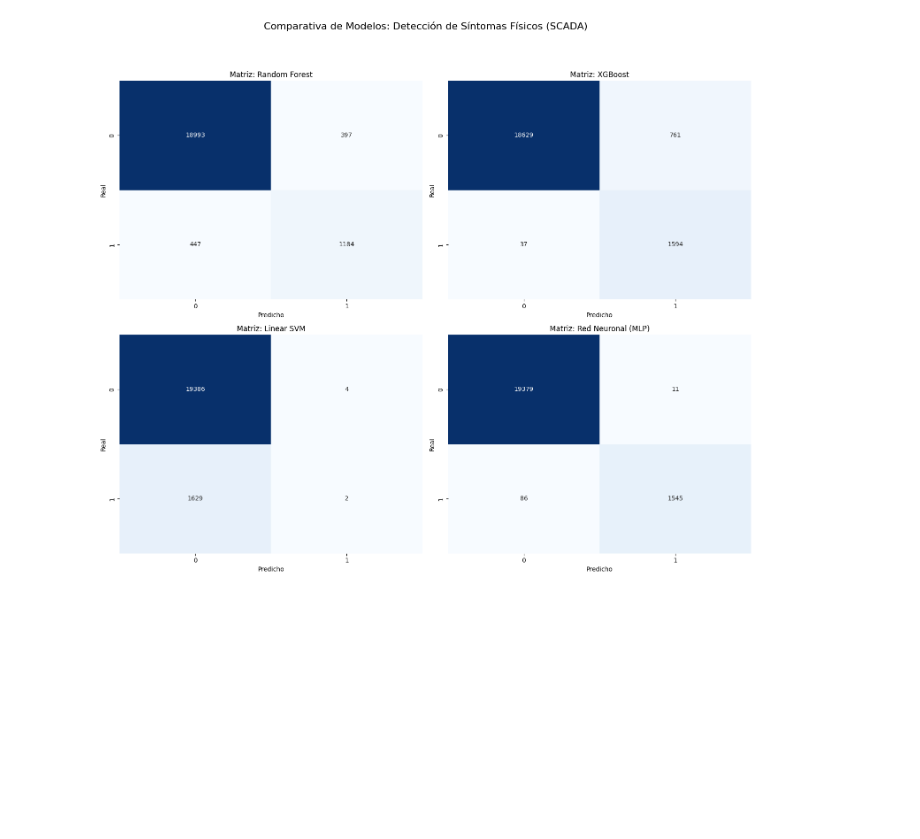
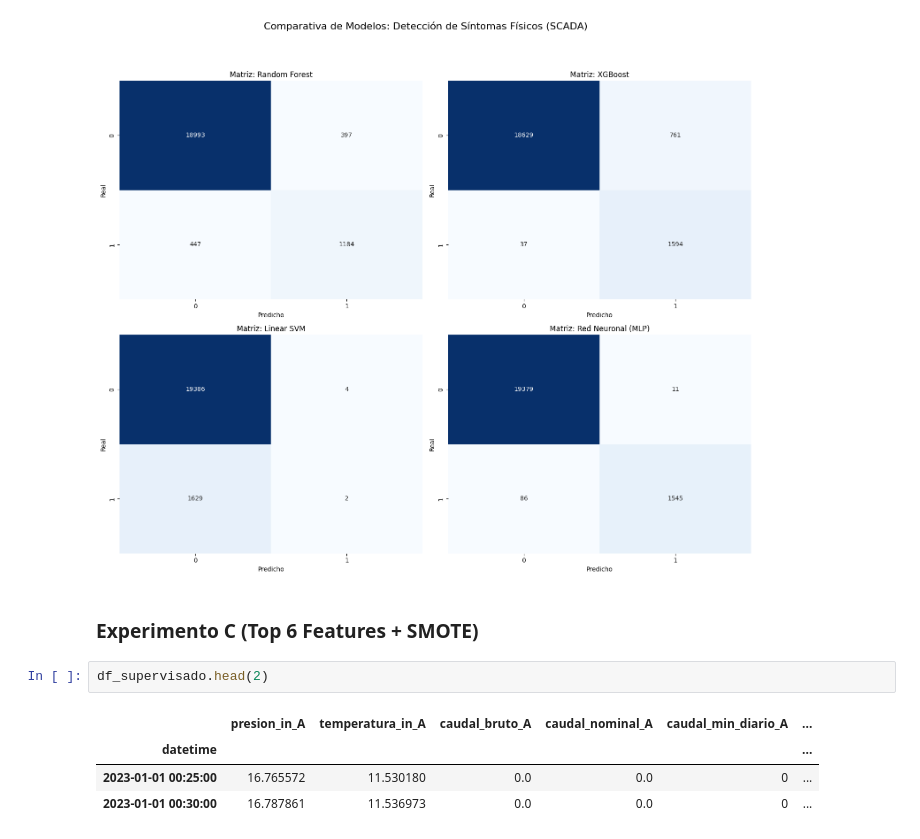
Before and after one commit to BryanInche/27.tfm_enagas_ia, a Jupyter notebook: notebooks/04_Modelado_Supervisado.ipynb, the cells around one changed output. Drawn from its saved outputs; the diff is of its cells as text; blank space fills up the shorter version.

```diff
--- a/notebooks/04_Modelado_Supervisado.ipynb
+++ b/notebooks/04_Modelado_Supervisado.ipynb
@@ -834,3 +799,12 @@ plt.tight_layout()
 plt.show()
 # %% [output]
 [figure]
+# %% [markdown]
+### Experimento C (Top 6 Features + SMOTE)
+# %%
+df_supervisado.head(2)
+# %% [output]
+|  | presion_in_A | temperatura_in_A | caudal_bruto_A | caudal_nominal_A | caudal_min_diario_A | ... |
+| datetime |  |  |  |  |  | ... |
+| 2023-01-01 00:25:00 | 16.765572 | 11.530180 | 0.0 | 0.0 | 0 | ... |
+| 2023-01-01 00:30:00 | 16.787861 | 11.536973 | 0.0 | 0.0 | 0 | ... |
```
Also changed, not shown: parts of 9 cells of this notebook.
